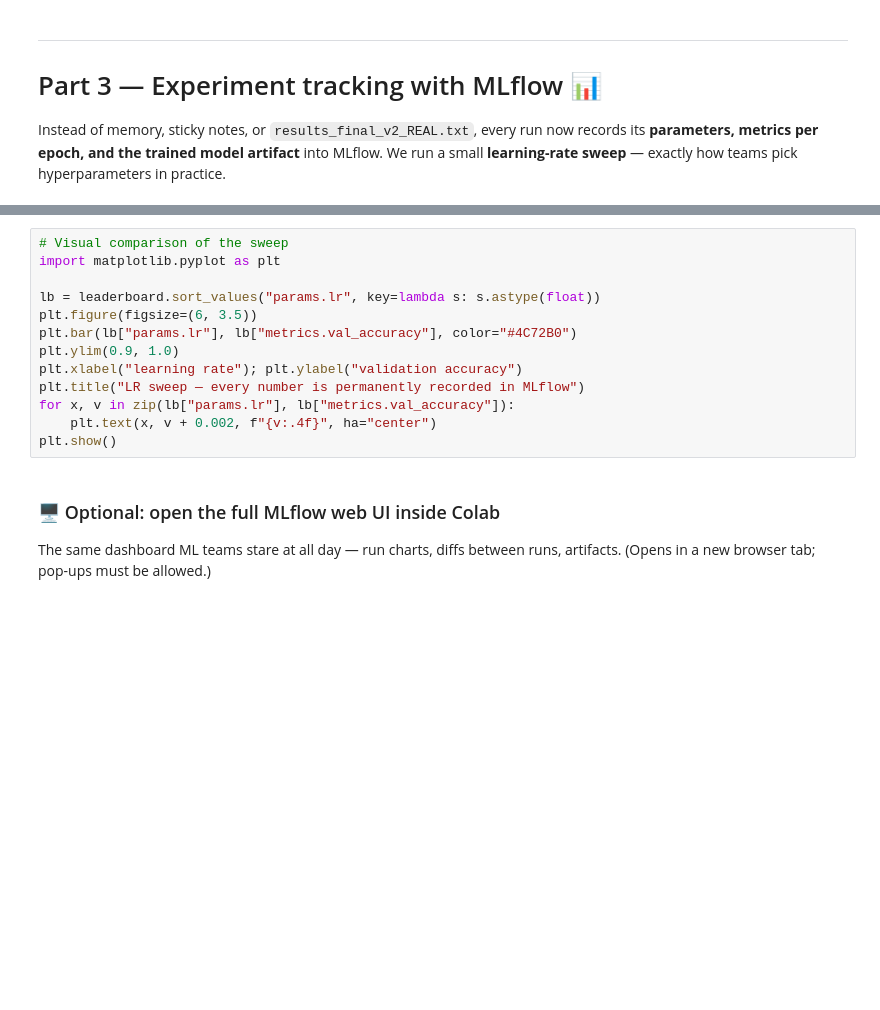
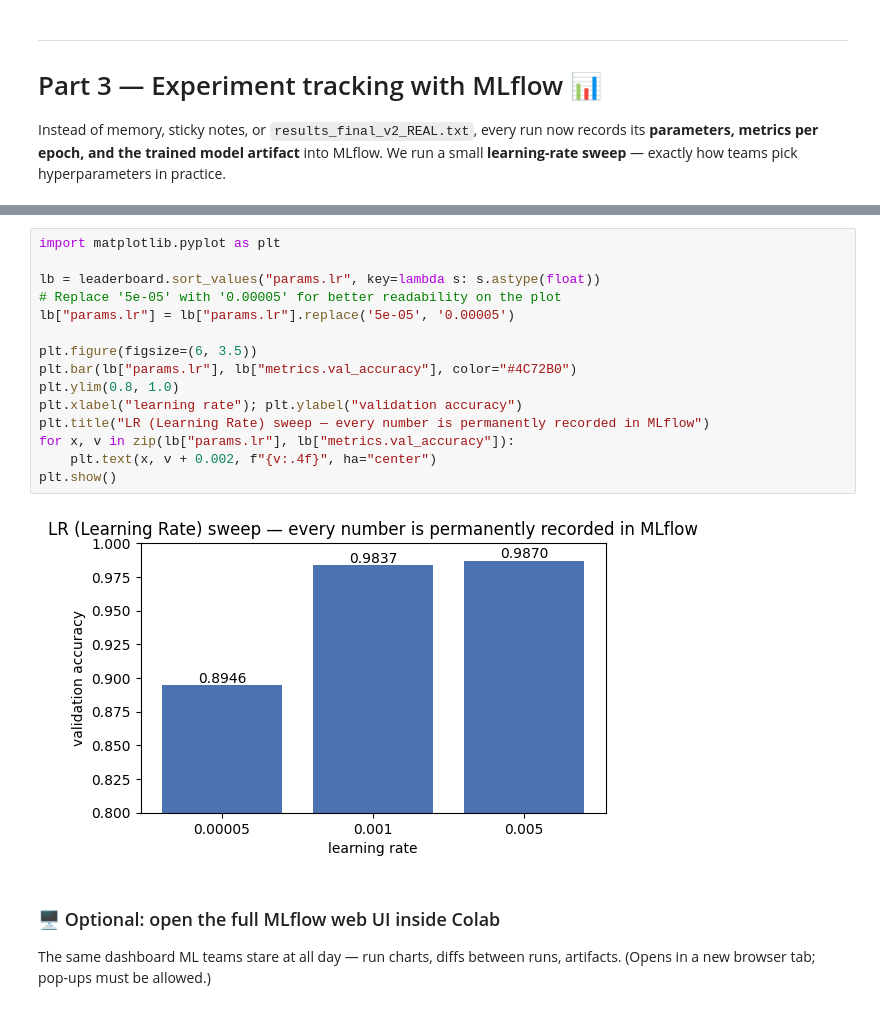
Before and after one commit to kumarsirish/FDP-MLOPS, a Jupyter notebook: MLOps_MNIST_CNN_DEMO.ipynb, the cells around one changed output, grey strips where cells are left out. Saved outputs shown, nothing was run; the diff lists cells and outputs as text; blank space fills up the shorter version.

```diff
--- a/MLOps_MNIST_CNN_DEMO.ipynb
+++ b/MLOps_MNIST_CNN_DEMO.ipynb
@@ -270,16 +272,20 @@ leaderboard
 # %%
-# Visual comparison of the sweep
 import matplotlib.pyplot as plt
 
 lb = leaderboard.sort_values("params.lr", key=lambda s: s.astype(float))
+# Replace '5e-05' with '0.00005' for better readability on the plot
+lb["params.lr"] = lb["params.lr"].replace('5e-05', '0.00005')
+
 plt.figure(figsize=(6, 3.5))
 plt.bar(lb["params.lr"], lb["metrics.val_accuracy"], color="#4C72B0")
-plt.ylim(0.9, 1.0)
+plt.ylim(0.8, 1.0)
 plt.xlabel("learning rate"); plt.ylabel("validation accuracy")
-plt.title("LR sweep — every number is permanently recorded in MLflow")
+plt.title("LR (Learning Rate) sweep — every number is permanently recorded in MLflow")
 for x, v in zip(lb["params.lr"], lb["metrics.val_accuracy"]):
     plt.text(x, v + 0.002, f"{v:.4f}", ha="center")
 plt.show()
+# %% [output]
+[figure, added]
 # %% [markdown]
 ### 🖥️ Optional: open the full MLflow web UI inside Colab
 The same dashboard ML teams stare at all day — run charts, diffs between runs, artifacts. (Opens in a new browser tab; pop-ups must be allowed.)
```
Also changed, not shown: parts of 5 cells of this notebook.
